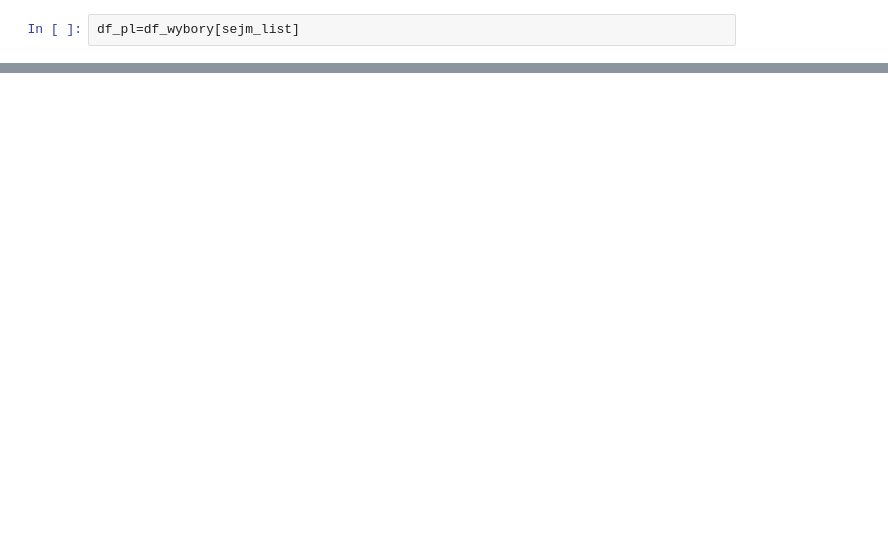
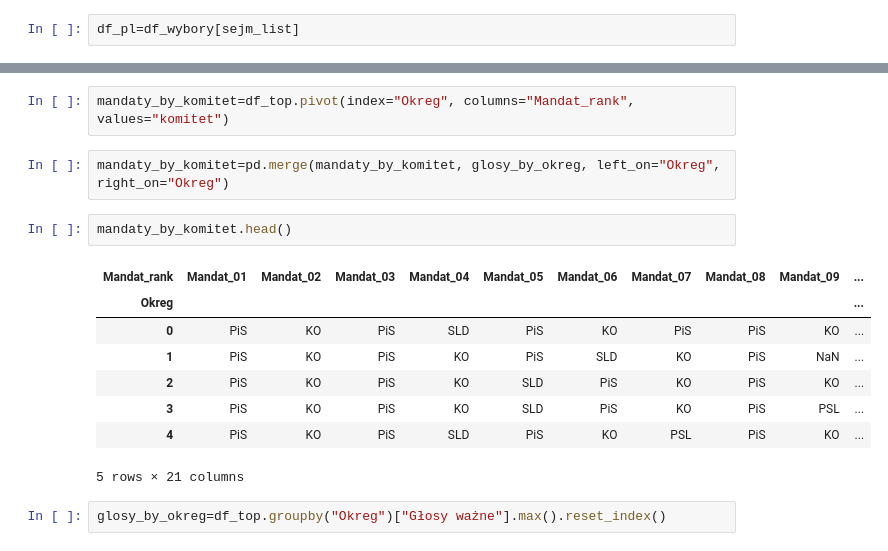
Before and after one commit to Jan-Majewski/Election_data, a Jupyter notebook: Analiza_wybory.ipynb, the cells around one changed output, grey strips where cells are left out. Saved outputs shown, nothing was run; the diff lists cells and outputs as text; blank space fills up the shorter version.

```diff
--- a/Analiza_wybory.ipynb
+++ b/Analiza_wybory.ipynb
@@ -430,0 +634,17 @@ df_pl
+# %%
+mandaty_by_komitet=df_top.pivot(index="Okreg", columns="Mandat_rank", values="komitet")
+# %%
+mandaty_by_komitet=pd.merge(mandaty_by_komitet, glosy_by_okreg, left_on="Okreg", right_on="Okreg")
+# %%
+mandaty_by_komitet.head()
+# %% [output]
+| Mandat_rank | Mandat_01 | Mandat_02 | Mandat_03 | Mandat_04 | Mandat_05 | Mandat_06 | Mandat_07 | Mandat_08 | Mandat_09 | ... |
+| Okreg |  |  |  |  |  |  |  |  |  | ... |
+| 0 | PiS | KO | PiS | SLD | PiS | KO | PiS | PiS | KO | ... |
+| 1 | PiS | KO | PiS | KO | PiS | SLD | KO | PiS | NaN | ... |
+| 2 | PiS | KO | PiS | KO | SLD | PiS | KO | PiS | KO | ... |
+| 3 | PiS | KO | PiS | KO | SLD | PiS | KO | PiS | PSL | ... |
+| 4 | PiS | KO | PiS | SLD | PiS | KO | PSL | PiS | KO | ... |
+5 rows × 21 columns
+# %%
+glosy_by_okreg=df_top.groupby("Okreg")["Głosy ważne"].max().reset_index()
```
Also changed, not shown: parts of 48 cells of this notebook.
